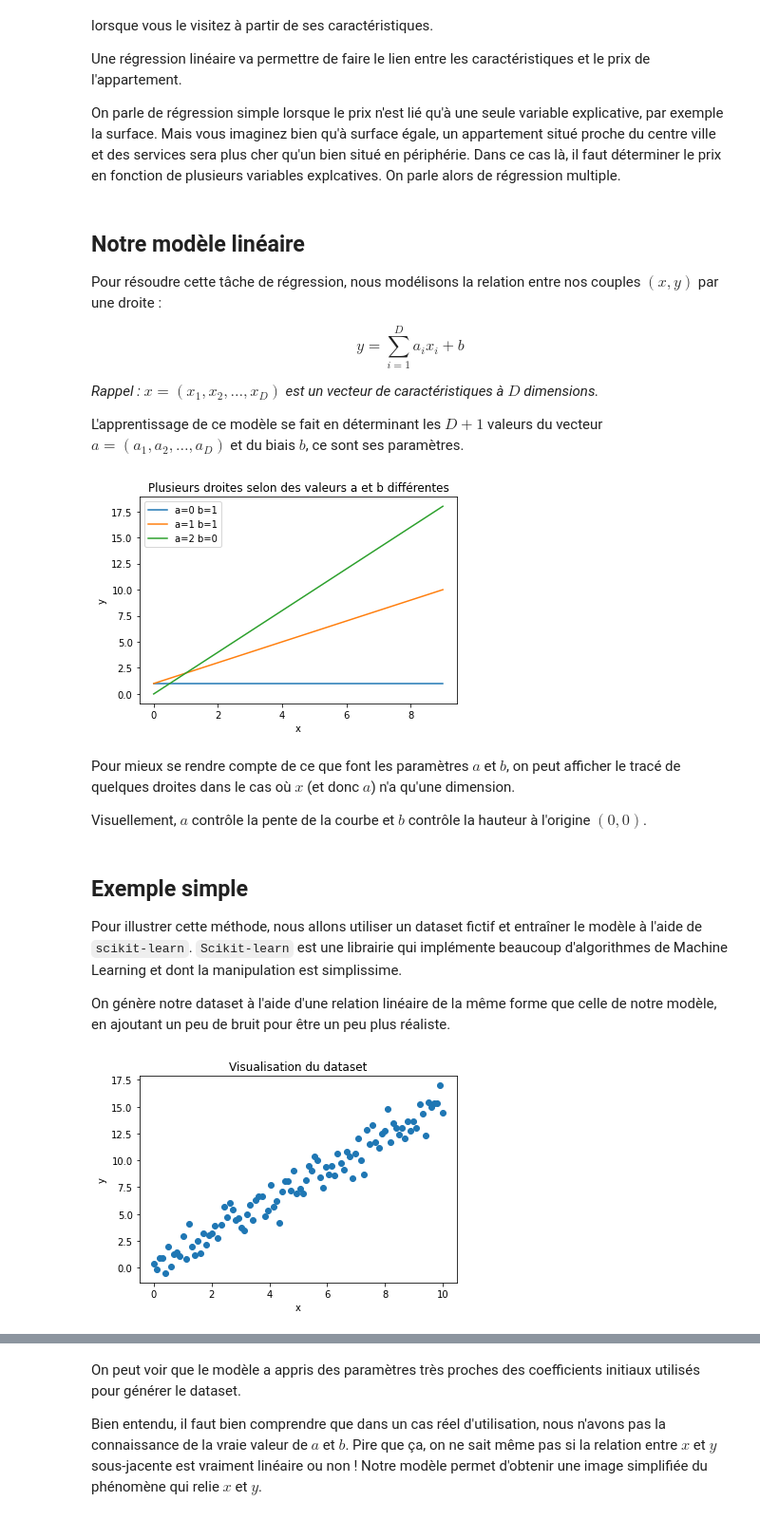
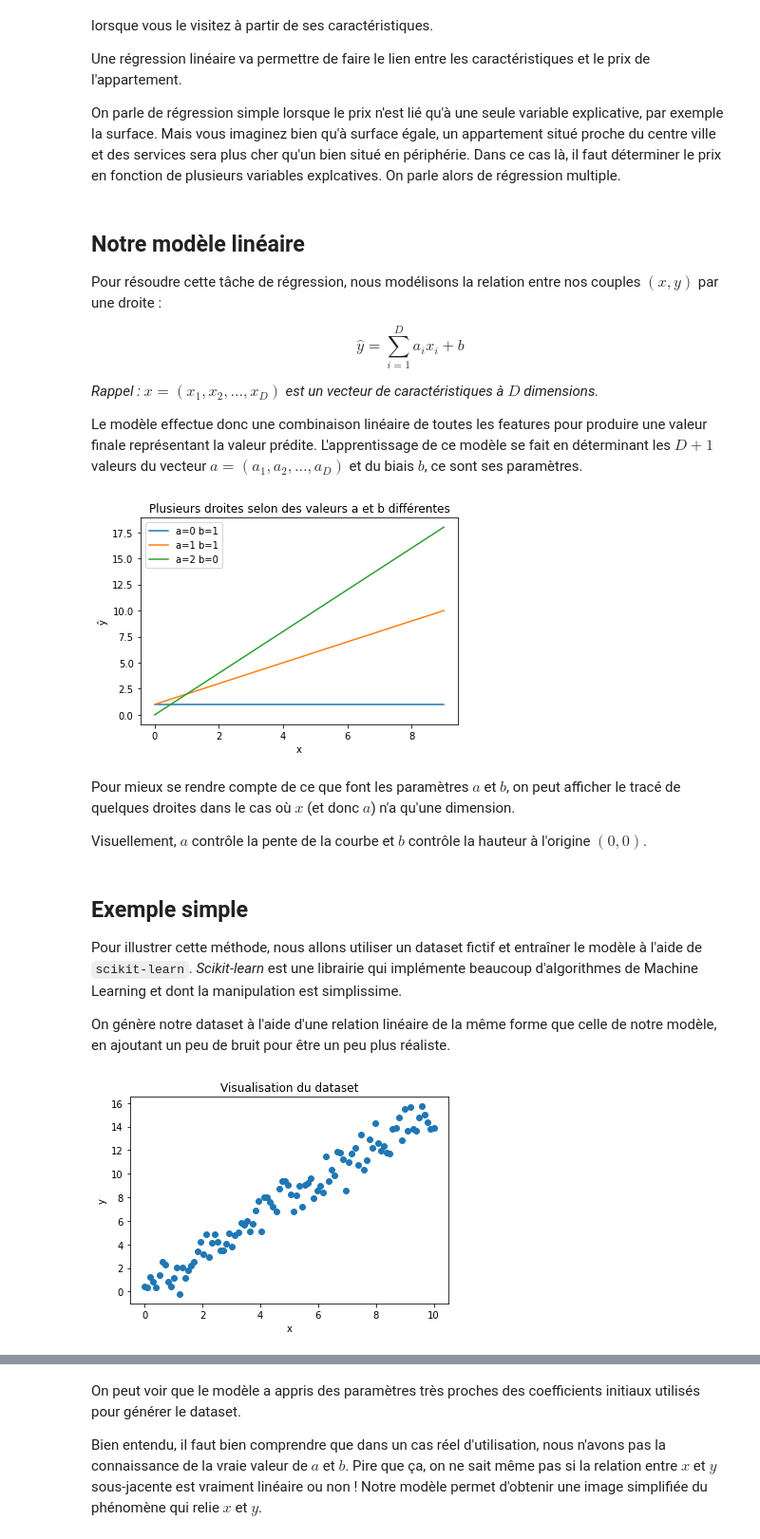
Before and after one commit to ia-z/ia-z, a Jupyter notebook: docs/Cours fondamentaux ML/3 - Regression lineaire.ipynb, the cells around one changed output, grey strips where cells are left out. Shown at 95% size. Cells and saved outputs as stored; diff of their text form; code cells hidden in the pictures.

```diff
--- a/docs/Cours fondamentaux ML/3 - Regression lineaire.ipynb
+++ b/docs/Cours fondamentaux ML/3 - Regression lineaire.ipynb
@@ -25,11 +27,12 @@ On parle alors de régression multiple.
 Pour résoudre cette tâche de régression, nous modélisons la relation entre nos couples $(x, y)$ par une droite :
 
 $$
-y = \sum_{i=1}^D a_i x_i + b
+\hat y = \sum_{i=1}^D a_i x_i + b
 $$
 
 *Rappel : $x = (x_1, x_2, \dotsc, x_D)$ est un vecteur de caractéristiques à $D$ dimensions.*
 
+Le modèle effectue donc une combinaison linéaire de toutes les features pour produire une valeur finale représentant la valeur prédite.
 L'apprentissage de ce modèle se fait en déterminant les $D+1$ valeurs du vecteur $a = (a_1, a_2, \dotsc, a_D)$ et du biais $b$,
 ce sont ses paramètres.
 # %%
@@ -51,11 +54,11 @@ for a, b in zip(a_list, b_list):
 
 plt.title('Plusieurs droites selon des valeurs a et b différentes')
 plt.xlabel('x')
-plt.ylabel('y')
+plt.ylabel('ŷ')
 plt.legend()
 plt.show()
 # %% [output]
-[figure, old version]
+[figure, new version]
 # %% [markdown]
 Pour mieux se rendre compte de ce que font les paramètres $a$ et $b$,
 on peut afficher le tracé de quelques droites dans le cas où $x$ (et donc $a$) n'a qu'une dimension.
@@ -64,23 +67,24 @@ Visuellement, $a$ contrôle la pente de la courbe et $b$ contrôle la hauteur à
 # %% [markdown]
 ## Exemple simple
 Pour illustrer cette méthode, nous allons utiliser un dataset fictif et entraîner le modèle à l'aide de `scikit-learn`.
-`Scikit-learn` est une librairie qui implémente beaucoup d'algorithmes de Machine Learning et dont la manipulation est simplissime.
+*Scikit-learn* est une librairie qui implémente beaucoup d'algorithmes de Machine Learning et dont la manipulation est simplissime.
 
 On génère notre dataset à l'aide d'une relation linéaire de la même forme que celle de notre modèle, en ajoutant un peu de bruit pour
 être un peu plus réaliste.
 # %%
 x = np.linspace(0, 10, 100)
 a = 1.5
 b = 0.3
-y = a * x + b + np.random.randn(len(x))
+rng = np.random.default_rng(0)
+y = a * x + b + rng.standard_normal(len(x))
 
 plt.scatter(x, y)
 plt.xlabel('x')
 plt.ylabel('y')
 plt.title('Visualisation du dataset')
 plt.show()
 # %% [output]
-[figure, old version]
+[figure, new version]
 # %%
 from sklearn.linear_model import LinearRegression
 
```
Also changed, not shown: parts of 46 cells of this notebook.
